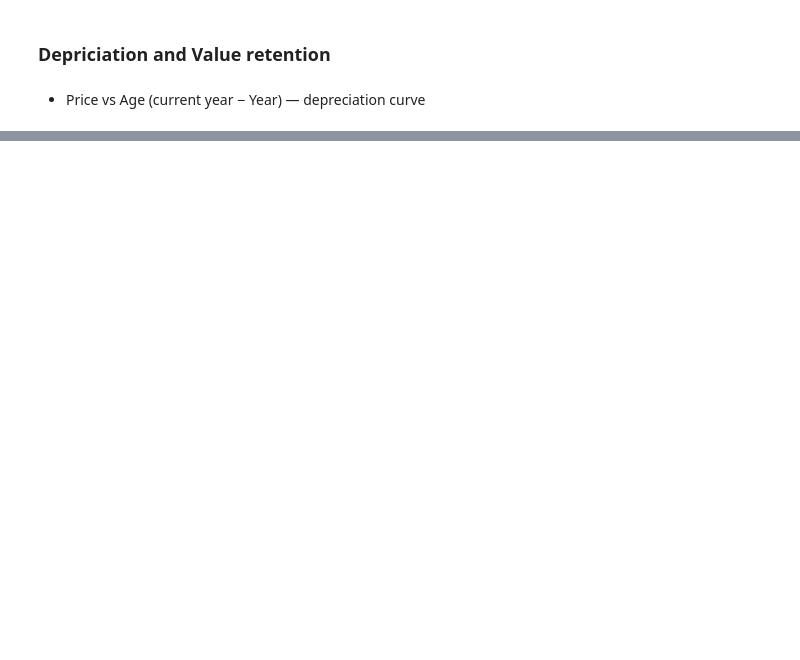
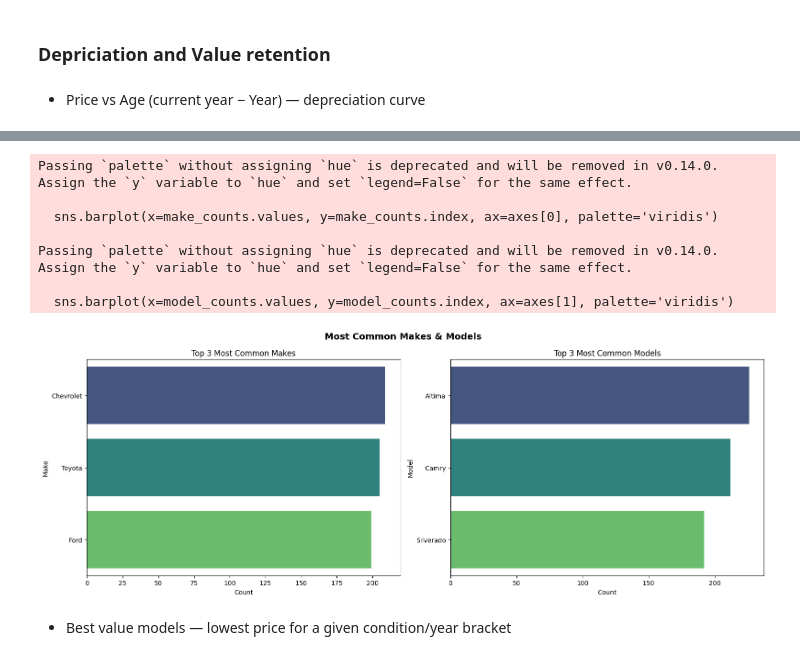
Before and after one commit to Success007T/Car-price-analsis-and-prediction-models, a Jupyter notebook: notebooks/analysis.ipynb, the cells around one changed output, grey strips where cells are left out. Cells and saved outputs as stored; diff of their text form; code cells hidden in the pictures; blank space fills up the shorter version.

```diff
--- a/notebooks/analysis.ipynb
+++ b/notebooks/analysis.ipynb
@@ -386,0 +493,32 @@ plt.show()
+# %%
+fig, axes = plt.subplots(1, 2, figsize=(16, 6))
+
+# Top 3 Makes
+make_counts = cars['Make'].value_counts().head(3)
+sns.barplot(x=make_counts.values, y=make_counts.index, ax=axes[0], palette='viridis')
+axes[0].set_title('Top 3 Most Common Makes')
+axes[0].set_xlabel('Count')
+axes[0].set_ylabel('Make')
+
+# Top 3 Models
+model_counts = cars['Model'].value_counts().head(3)
+sns.barplot(x=model_counts.values, y=model_counts.index, ax=axes[1], palette='viridis')
+axes[1].set_title('Top 3 Most Common Models')
+axes[1].set_xlabel('Count')
+axes[1].set_ylabel('Model')
+
+plt.suptitle('Most Common Makes & Models', fontsize=14, fontweight='bold')
+plt.tight_layout()
+
+plt.savefig(r"C:\Users\user\Desktop\Mine\docs\Car price analsis and prediction models\visualizations\Most common makes & models.png")
+# %% [output]
+Passing `palette` without assigning `hue` is deprecated and will be removed in v0.14.0. Assign the `y` variable to `hue` and set `legend=False` for the same effect.
+
+  sns.barplot(x=make_counts.values, y=make_counts.index, ax=axes[0], palette='viridis')
+
+Passing `palette` without assigning `hue` is deprecated and will be removed in v0.14.0. Assign the `y` variable to `hue` and set `legend=False` for the same effect.
+
+  sns.barplot(x=model_counts.values, y=model_counts.index, ax=axes[1], palette='viridis')
+[figure, added]
+# %% [markdown]
+- Best value models — lowest price for a given condition/year bracket
```
Also changed, not shown: parts of 38 cells of this notebook, 8 other files.
